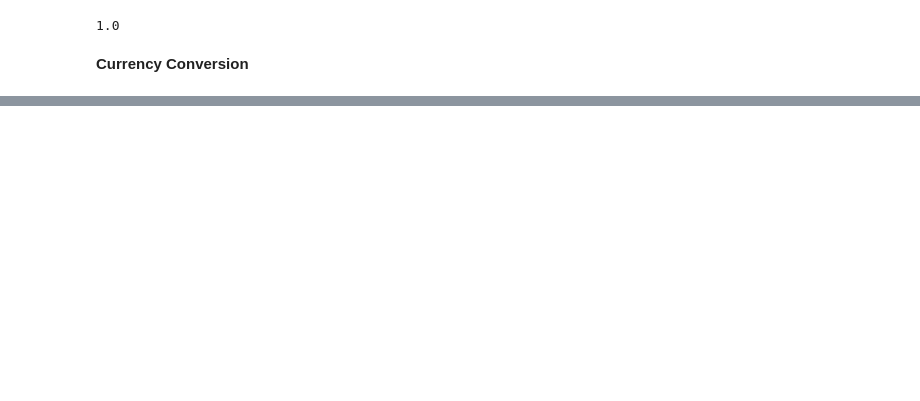
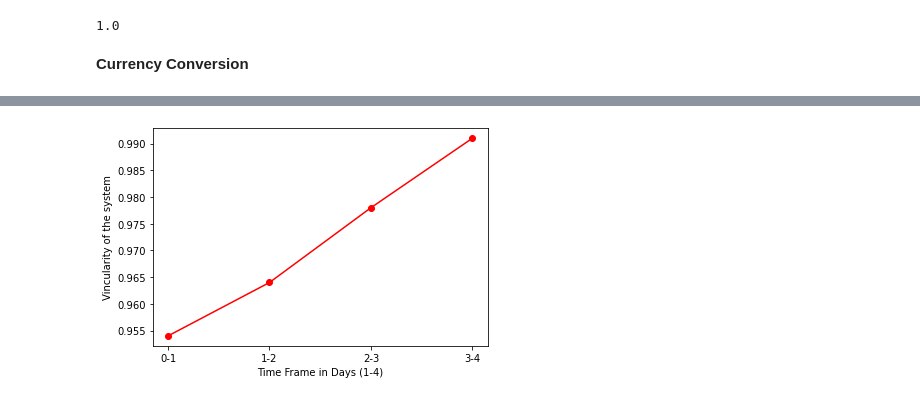
Before and after one commit to sareenv/Authentication-Service, a Jupyter notebook: Measurement.ipynb, the cells around one changed output, grey strips where cells are left out. Saved outputs shown, nothing was run; the diff lists cells and outputs as text; code cells hidden in the pictures; blank space fills up the shorter version.

```diff
--- a/Measurement.ipynb
+++ b/Measurement.ipynb
@@ -202,0 +351,8 @@ plt.plot()
+# %%
+before_vincularity = [0.954, 0.964, 0.978, 0.991]
+plt.plot(["0-1", "1-2", "2-3", "3-4"], before_vincularity, 'r-o')
+plt.xlabel("Time Frame in Days (1-4)")
+plt.ylabel("Vincularity of the system")
+plt.show()
+# %% [output]
+[figure, added]
```
Also changed, not shown: parts of 11 cells of this notebook.
